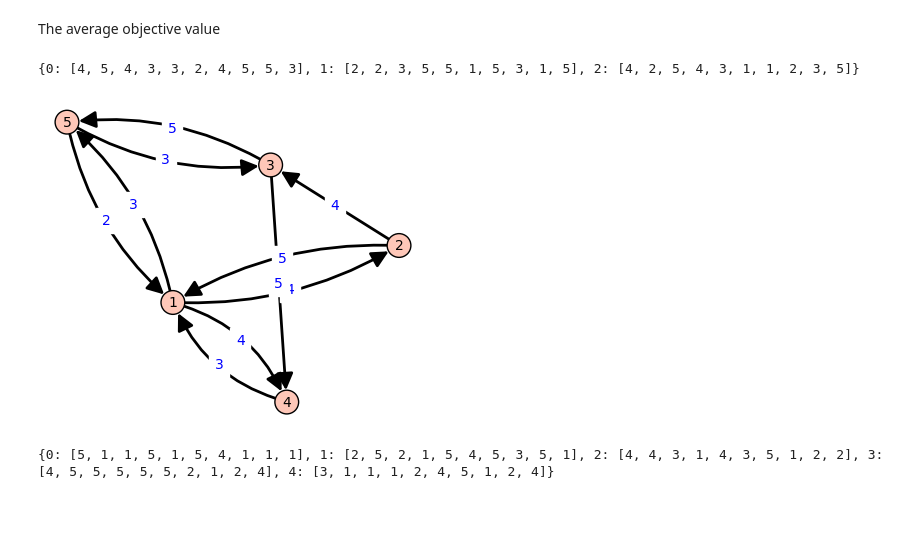
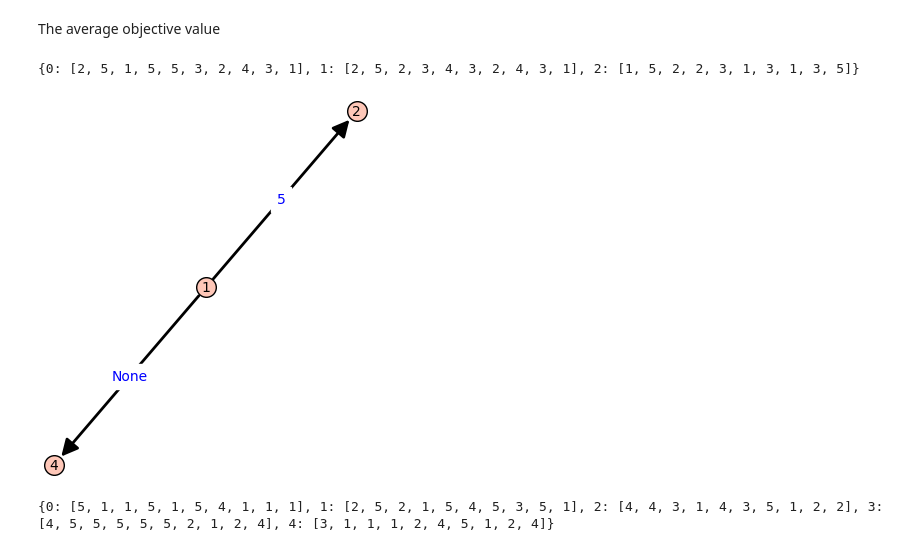
Before and after one commit to sabrinacalcina/Algoritem_najkrajse_poti, a Jupyter notebook: 3. Rezultati testov in analiza/analiza.ipynb, the cells around one changed output. Saved outputs shown, nothing was run; the diff lists cells and outputs as text; code cells hidden in the pictures; blank space fills up the shorter version.

```diff
--- a/3. Rezultati testov in analiza/analiza.ipynb
+++ b/3. Rezultati testov in analiza/analiza.ipynb
@@ -182,22 +320,27 @@ The average objective value
 # %%
 seznam1 = gen_vh_pod(3,10)
 print(seznam1)
-G_seznam = [(1,2,seznam1[0][0]),(2,1,seznam1[0][1]),(1,4,seznam1[0][2]),(4,1,seznam1[0][3]),(1,5,seznam1[0][4]),(5,1,seznam1[0][5]),(2,3,seznam1[0][6]),
-            (3,4,seznam1[0][7]),(3,5,seznam1[0][8]),(5,3,seznam1[0][9])]
+#G_seznam = [(1,2,seznam1[0][0]),(2,1,seznam1[0][1]),(1,4,seznam1[0][2]),(4,1,seznam1[0][3]),(1,5,seznam1[0][4]),(5,1,seznam1[0][5]),(2,3,seznam1[0][6]),
+#            (3,4,seznam1[0][7]),(3,5,seznam1[0][8]),(5,3,seznam1[0][9])]
+#Grafek = DiGraph(G_seznam, weighted=True)
+#Grafek.show(edge_labels=True)
+
+G_seznam = [{1,2,seznam1[0][0]},{2,1,seznam1[0][1]},{1,4,seznam1[0][2]}]
 Grafek = DiGraph(G_seznam, weighted=True)
 Grafek.show(edge_labels=True)
+
 
 st_vozlisc = Grafek.order()
 #Grafek.incidence_matrix()  #izpiše incindenčno matriko grafa
 #Grafek.weighted_adjacency_matrix()
 #def risanje_grafa(seznam,cene_povezav):
 #    seznam
 #    for i in range(0, length(cene_povezav)):
 #        for i in range(0, length(list(cene_povezav)[i])):
 #            seznam
 # %% [output]
-{0: [4, 5, 4, 3, 3, 2, 4, 5, 5, 3], 1: [2, 2, 3, 5, 5, 1, 5, 3, 1, 5], 2: [4, 2, 5, 4, 3, 1, 1, 2, 3, 5]}
+{0: [2, 5, 1, 5, 5, 3, 2, 4, 3, 1], 1: [2, 5, 2, 3, 4, 3, 2, 4, 3, 1], 2: [1, 5, 2, 2, 3, 1, 3, 1, 3, 5]}
-[figure, old version]
+[figure, new version]
 # %%
 #DELUJOČ
 seznam1 = gen_vh_pod(5,10)
```
Also changed, not shown: parts of 7 cells of this notebook, 1 other file.
